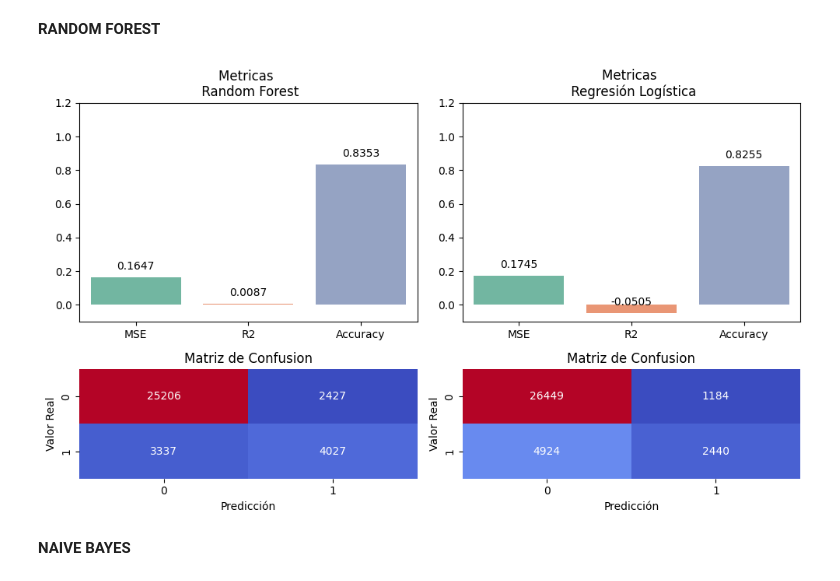
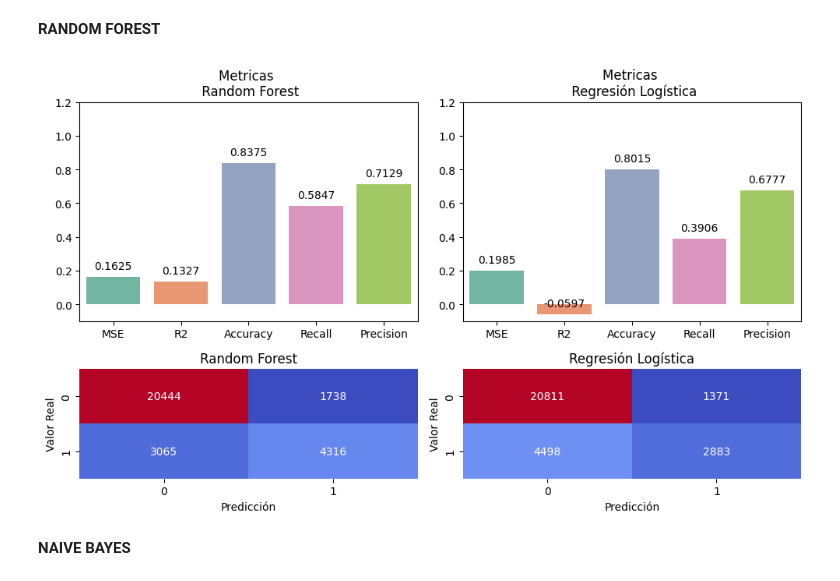
Before and after one commit to 4GeeksAcademy/Proyecto-Bank-Churn-Eli-Isa, a Jupyter notebook: src/Modelos-1.ipynb, the cells around one changed output. Cells and saved outputs as stored; diff of their text form; code cells hidden in the pictures.

```diff
--- a/src/Modelos-1.ipynb
+++ b/src/Modelos-1.ipynb
@@ -86,0 +101,17 @@ Separamos la muestra test y de entrenamiento: X lleva las variables iniciales Ca
+# %%
+# Muestra del x% de la clase 0 y del 1-x% de la clase 1
+
+total=len(data_clean['Exited'])
+tot_1=len(data_clean[data_clean['Exited'] == 1])
+frac_0=0.75
+tot_0=int(round(tot_1/(1-frac_0)-tot_1,0))
+
+sample_class_0 = data_clean[data_clean['Exited'] == 0].sample(n=tot_0, random_state=42)
+sample_class_1 = data_clean[data_clean['Exited'] == 1]
+
+# Combinamos las muestras para obtener el conjunto de datos balanceado
+balanced_data = pd.concat([sample_class_0, sample_class_1])
+
+# Verifica el balance resultante
+print(balanced_data['Exited'].value_counts())
+print(f"Perdida de datos: {len(data_clean['Exited'])-len(balanced_data['Exited'])}  -- {round((1-len(balanced_data['Exited'])/len(data_clean['Exited']))*100,2)}% ")
@@ -86,0 +124,5 @@ Separamos la muestra test y de entrenamiento: X lleva las variables iniciales Ca
+# %%
+#Si vamos a coger la muestra balanceada:
+
+y=balanced_data["Exited"]
+X=balanced_data[tot_cols]
@@ -87,7 +131,4 @@ Separamos la muestra test y de entrenamiento: X lleva las variables iniciales Ca
 # %%
-y=data_clean["Exited"]
-X=data_clean[vars_mod1]
-
 X_train,X_test,y_train,y_test=train_test_split(X,y,test_size=0.2,random_state=42)
 # %% [markdown]
 Normalizamos los datos
@@ -262,13 +335,15 @@ y_pred_RF = model_RF.predict(X_test_norm)
 MSE_RF= mean_squared_error(y_test, y_pred_RF)
 R2_RF=r2_score(y_test, y_pred_RF)
 model_acc_RF=accuracy_score(y_test, y_pred_RF)
+rec_RF=recall_score(y_test, y_pred_RF)
+prec_RF=precision_score(y_test, y_pred_RF)
 
 RF_conf=confusion_matrix(y_test, y_pred_RF)
 
-valores_model=[MSE,R2,model_acc]
-valores_RF=[MSE_RF,R2_RF,model_acc_RF]
+valores_model=[MSE,R2,model_acc,model_rec,model_prec]
+valores_RF=[MSE_RF,R2_RF,model_acc_RF,rec_RF,prec_RF]
 
-nombs=['MSE','R2','Accuracy']
+nombs=['MSE','R2','Accuracy','Recall','Precision']
 
 fig, axis= plt.subplots(2,2,figsize=(10,6), gridspec_kw={'height_ratios': [2, 1]})
 
@@ -282,36 +357,36 @@ for p in ax1.patches:
 axis[0,0].set_ylim(lim0,lim1)
 axis[0,0].set_title("Metricas \n Random Forest")
 
 sns.heatmap(RF_conf, annot=True, fmt='g', cmap='coolwarm', cbar=False, ax=axis[1,0],
             xticklabels=['0', '1'],
             yticklabels=['0', '1'])
 
 axis[1,0].set_xlabel('Predicción')
 axis[1,0].set_ylabel('Valor Real')
-axis[1,0].set_title('Matriz de Confusion')
+axis[1,0].set_title('Random Forest')
 
 ax1=sns.barplot(x=nombs,y=valores_model,hue=nombs,ax=axis[0,1],palette="Set2")
 lim0=-0.1
 lim1=1.2
 for p in ax1.patches:
     ax1.annotate(f'{round(p.get_height(),4)}', (p.get_x() + p.get_width() / 2., p.get_height()),
                 ha='center', va='center', xytext=(0, 10), textcoords='offset points')
 
 axis[0,1].set_ylim(lim0,lim1)
 axis[0,1].set_title("Metricas \n Regresión Logística")
 
 sns.heatmap(model_conf, annot=True, fmt='g', cmap='coolwarm', cbar=False, ax=axis[1,1],
             xticklabels=['0', '1'],
             yticklabels=['0', '1'])
 
 axis[1,1].set_xlabel('Predicción')
 axis[1,1].set_ylabel('Valor Real')
-axis[1,1].set_title('Matriz de Confusion')
+axis[1,1].set_title('Regresión Logística')
 
 plt.tight_layout()
 plt.show()
 # %% [output]
-[figure, old version]
+[figure, new version]
 # %% [markdown]
 **NAIVE BAYES**
 # %%
```
Also changed, not shown: parts of 24 cells of this notebook, 3 other files.
